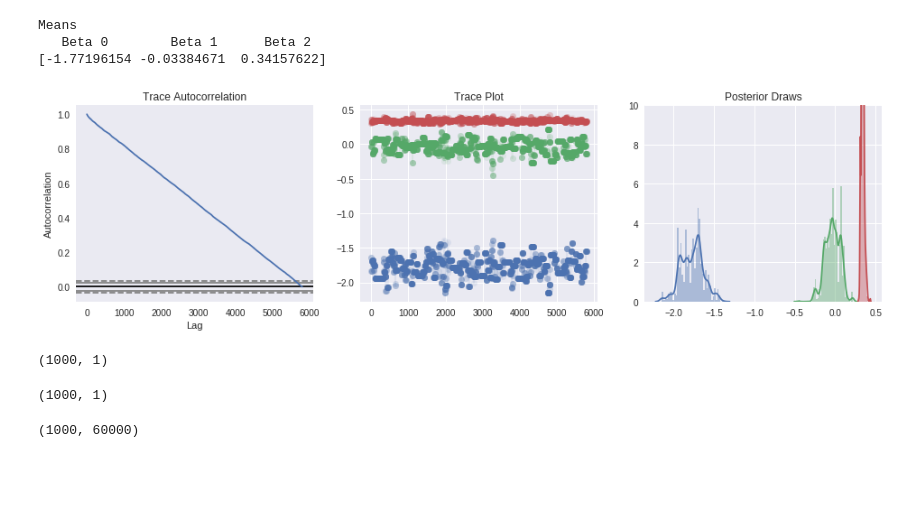
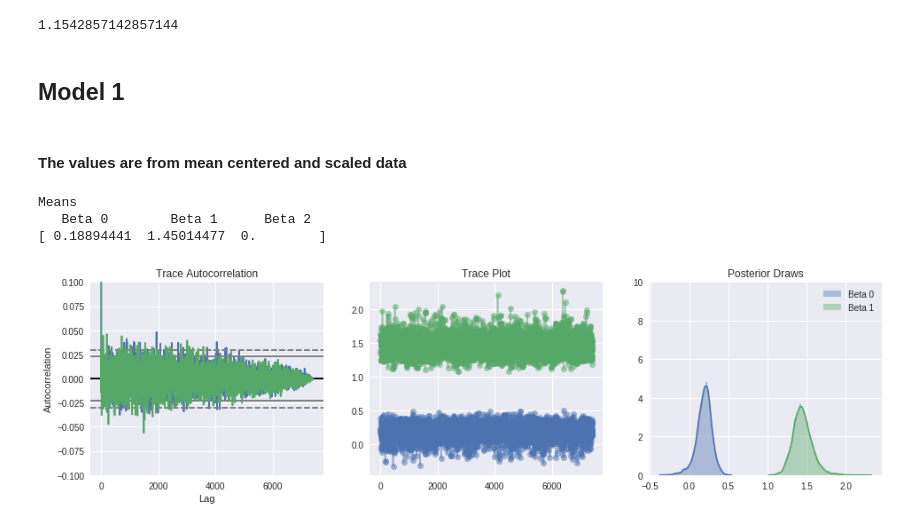
Before and after one commit to gdj0nes/BayesianModeling, a Jupyter notebook: hw4.ipynb, the cells around one changed output. Saved outputs shown, nothing was run; the diff lists cells and outputs as text; code cells hidden in the pictures; blank space fills up the shorter version.

```diff
--- a/hw4.ipynb
+++ b/hw4.ipynb
@@ -33,11 +42,11 @@ tau = np.sqrt(0.05)
 
 num_obs = len(data)
 # %%
-def sample01(b01, data, dataY_):
+def sample01(b01):
     curr = b01
     prop = curr + stats.norm(0, tau).rvs(2)
     # Ratio
-    like_ratio = LLK(curr, prop, 1, 1, data, dataY_, 'sample 1')
+    like_ratio = LLK(curr, prop, 1, 1, 'sample 1')
     prior_ratio = np.sum(np.log(stats.norm(0, std_beta).pdf(prop))) -\
                   np.sum(np.log(stats.norm(0, std_beta).pdf(curr)))
 
@@ -48,11 +57,11 @@ def sample01(b01, data, dataY_):
         return curr
 
 
-def sample012(b01, b2, data, dataY_):
+def sample012(b01, b2):
     curr = np.concatenate([b01, b2])
     prop = curr + stats.norm(0, tau).rvs(3)
 
-    like_ratio = LLK(curr, prop, 2, 2, data, dataY_, 'sample 2')
+    like_ratio = LLK(curr, prop, 2, 2, 'sample 2')
 
     prior_ratio = np.sum(np.log(stats.norm(0, std_beta).pdf(prop))) - \
                   np.sum(np.log(stats.norm(0, std_beta).pdf(curr)))
@@ -64,7 +73,7 @@ def sample012(b01, b2, data, dataY_):
         return curr
 
 
-def LLK(currBeta, propBeta, modelCurr, modelProp, data, dataY, name):
+def LLK(currBeta, propBeta, modelCurr, modelProp, name):
 
     if modelCurr == 1:
         currBeta2 = 0
@@ -76,9 +85,9 @@ def LLK(currBeta, propBeta, modelCurr, modelProp, data, dataY, name):
     else:
         propBeta2 = propBeta[2]
 
-    like_ratio = np.sum(dataY * (propBeta[0] + propBeta[1] * X1 + propBeta2 * X2 - currBeta[0] - currBeta[1] - currBeta2 * X2) +\
-                        np.log(1 + np.exp(currBeta[0] + currBeta[1] + currBeta2 * X2)) -\
-                        np.log(1 + np.exp(propBeta[0] + propBeta[1] * X1 + propBeta2 * X2)))
+    like_ratio = np.sum(Y * (propBeta[0] + propBeta[1] * X + propBeta2 * X2 - currBeta[0] - currBeta[1] * X - currBeta2 * X2) +\
+                        np.log(1 + np.exp(currBeta[0] + currBeta[1] * X + currBeta2 * X2)) -\
+                        np.log(1 + np.exp(propBeta[0] + propBeta[1] * X + propBeta2 * X2)))
 
     return like_ratio
 # %%
@@ -94,7 +103,7 @@ for sim in tqdm.trange(num_samples - 1):
             beta2_tmp = u
             beta012_prop = np.concatenate([beta01[sim], beta2_tmp])
 
-            like_ratio = LLK(beta01[sim], beta012_prop, 1, 2, X12, Y, 'add var')
+            like_ratio = LLK(beta01[sim], beta012_prop, 1, 2, 'add var')
             prior_ratio = stats.norm.logpdf(beta2_tmp, 0, std_beta)
             proposal = stats.norm.logpdf(u, 0, std_u)
             acc = like_ratio + prior_ratio + proposal
@@ -110,7 +119,7 @@ for sim in tqdm.trange(num_samples - 1):
                 beta01[sim + 1] = beta01[sim]
 
         else:
-            sample = sample01(beta01[sim], X12, Y)
+            sample = sample01(beta01[sim])
             beta01[sim + 1] = sample
             beta2[sim + 1] = 0.0  # beta2[sim]
             m[sim + 1] = m[sim]
@@ -124,10 +133,10 @@ for sim in tqdm.trange(num_samples - 1):
             beta2_tmp = beta2[sim]
             beta012_prop = np.concatenate([beta01[sim], beta2_tmp])
 
-            like_ratio = LLK(beta012_prop, beta01[sim], 2, 1, X12, Y, 'drop var')
+            like_ratio = LLK(beta012_prop, beta01[sim], 2, 1, 'drop var')
             prior_ratio = np.log(stats.norm.pdf(beta2_tmp, loc=0, scale=std_beta))
             proposal = np.log(stats.norm.pdf(u, 0, std_u))
-            acc = like_ratio + prior_ratio - proposal
+            acc = -like_ratio + prior_ratio - proposal
 
             ind = acc > np.log(np.random.rand())
 
@@ -144,9 +153,11 @@ for sim in tqdm.trange(num_samples - 1):
 
         else:
 #             print 'here'
-            sample = sample012(beta01[sim], beta2[sim], X12, Y)
+            sample = sample012(beta01[sim], beta2[sim])
             beta01[sim + 1] = sample[:2]
             beta2[sim + 1] = sample[2]
             m[sim + 1] = m[sim]
 # %%
-burnedValues = np.hstack([beta01, beta2])[5000::15]
+burnedValues = np.hstack([beta01, beta2])[10000::8]
+burnedM = m[10000::8]
+model1s = burnedM == 1
@@ -152,0 +166,4 @@ burnedValues = np.hstack([beta01, beta2])[5000::15]
+# %%
+burnedM.mean()
+# %% [output]
+1.1542857142857144
@@ -153,25 +173,29 @@ burnedValues = np.hstack([beta01, beta2])[5000::15]
+# %% [markdown]
+## Model 1
+# %% [markdown]
+#### The values are from mean centered and scaled data
 # %%
 print 'Means'
 print '   Beta 0  ', '     Beta 1  ', '   Beta 2'
-print burnedValues.mean(axis=0)
+print burnedValues[model1s].mean(axis=0)
 # %% [output]
 Means
    Beta 0        Beta 1      Beta 2
-[-1.77196154 -0.03384671  0.34157622]
+[ 0.18894441  1.45014477  0.        ]
 # %%
 plt.figure(figsize=(16, 4))
 _ = plt.subplot(131)
-autocorrelation_plot(burnedValues, ax=_)
-# plt.ylim([-.25, .25])
+autocorrelation_plot(burnedValues[model1s, 0], ax=_)
+autocorrelation_plot(burnedValues[model1s, 1], ax=_)
+plt.ylim([-.1, .1])
 plt.title('Trace Autocorrelation')
-plt.subplot(132).plot(burnedValues, '-o', alpha=0.1)
+plt.subplot(132).plot(burnedValues[model1s, :2], '-o', alpha=0.5)
 plt.title('Trace Plot')
 ax = plt.subplot(133)
-sns.distplot(burnedValues[:,0], ax=ax, bins=40, color=sns.color_palette()[0])
-sns.distplot(burnedValues[:,1], ax=ax, bins=40, color=sns.color_palette()[1])
-sns.distplot(burnedValues[:,2], ax=ax, bins=40, color=sns.color_palette()[2])
+sns.distplot(burnedValues[model1s,0], ax=ax, bins=40, color=sns.color_palette()[0], label='Beta 0')
+sns.distplot(burnedValues[model1s,1], ax=ax, bins=40, color=sns.color_palette()[1], label='Beta 1')
 plt.ylim(0,10)
 plt.legend()
 plt.title('Posterior Draws');
 # %% [output]
-[figure, old version]
+[figure, new version]
@@ -184,12 +201,0 @@ def logit(b, xp):
-# %%
-X.shape
-# %% [output]
-(1000, 1)
-# %%
-X.shape
-# %% [output]
-(1000, 1)
-# %%
-pred01 = logit(beta01, X)
-# %% [output]
-(1000, 60000)
```
Also changed, not shown: parts of 11 cells of this notebook.
